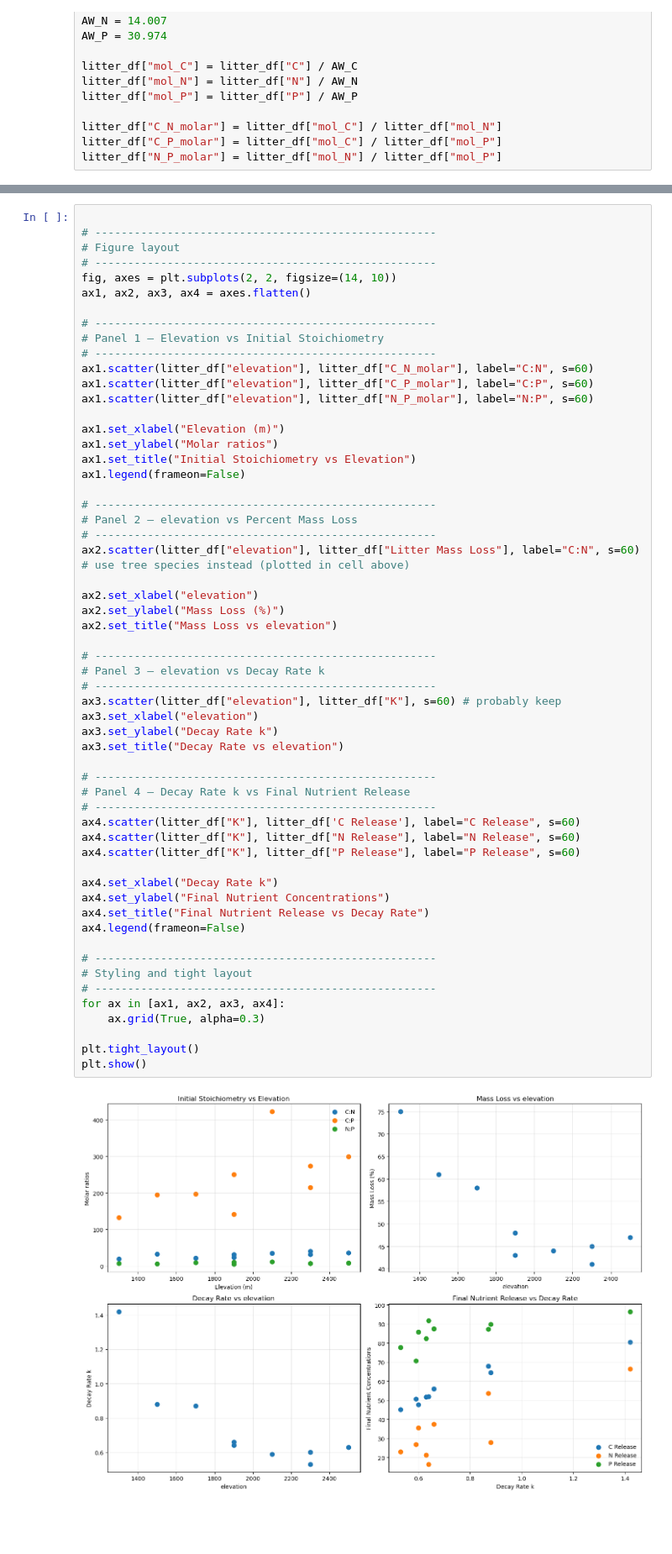
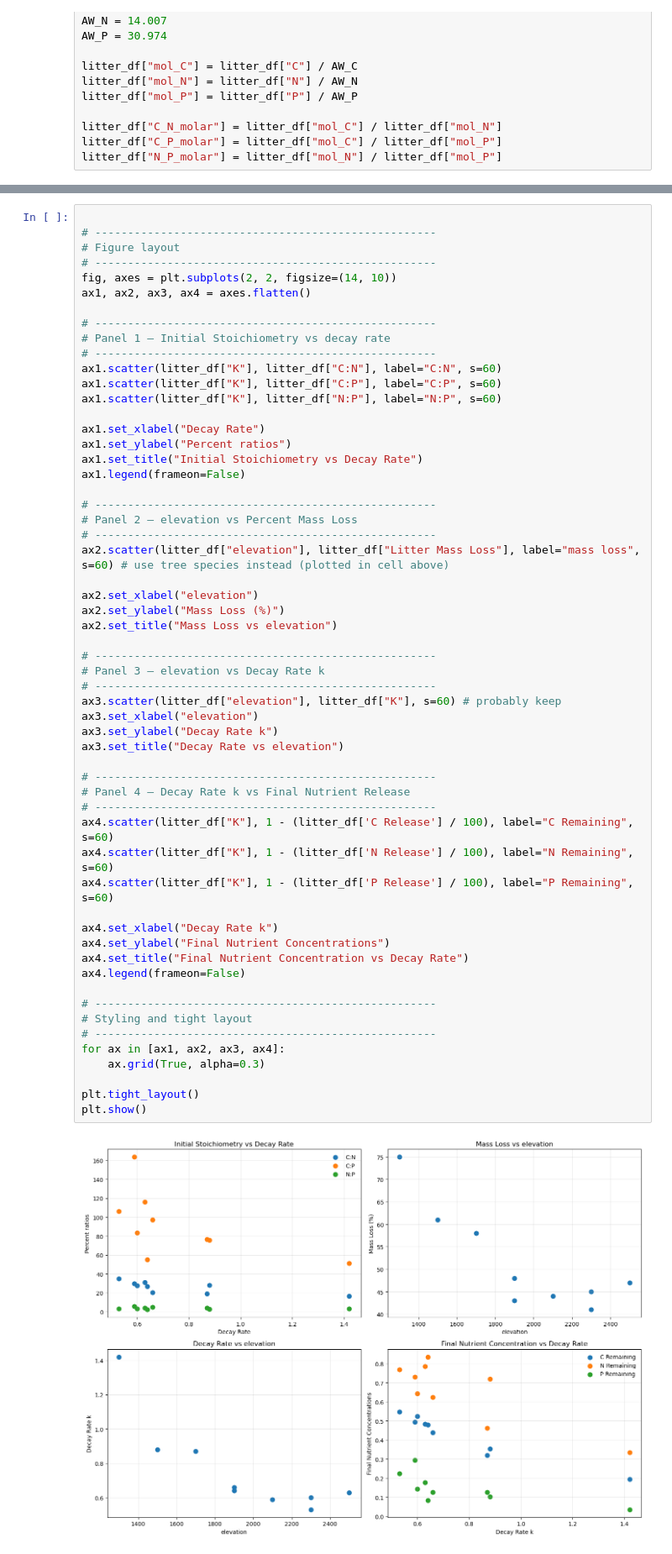
Before and after one commit to rjost1/GEOS685, a Jupyter notebook: Final.ipynb, the cells around one changed output, grey strips where cells are left out. Shown: that part at 84% size. Saved outputs shown, nothing was run; the diff lists cells and outputs as text; blank space fills up the shorter version.

Commit message:
still messing with plots

```diff
--- a/Final.ipynb
+++ b/Final.ipynb
@@ -201,56 +203,56 @@ fig, axes = plt.subplots(2, 2, figsize=(14, 10))
 ax1, ax2, ax3, ax4 = axes.flatten()
 
 # ----------------------------------------------------
-# Panel 1 — Elevation vs Initial Stoichiometry
+# Panel 1 — Initial Stoichiometry vs decay rate
 # ----------------------------------------------------
-ax1.scatter(litter_df["elevation"], litter_df["C_N_molar"], label="C:N", s=60)
-ax1.scatter(litter_df["elevation"], litter_df["C_P_molar"], label="C:P", s=60)
-ax1.scatter(litter_df["elevation"], litter_df["N_P_molar"], label="N:P", s=60)
+ax1.scatter(litter_df["K"], litter_df["C:N"], label="C:N", s=60)
+ax1.scatter(litter_df["K"], litter_df["C:P"], label="C:P", s=60)
+ax1.scatter(litter_df["K"], litter_df["N:P"], label="N:P", s=60)
 
-ax1.set_xlabel("Elevation (m)")
-ax1.set_ylabel("Molar ratios")
-ax1.set_title("Initial Stoichiometry vs Elevation")
+ax1.set_xlabel("Decay Rate")
+ax1.set_ylabel("Percent ratios")
+ax1.set_title("Initial Stoichiometry vs Decay Rate")
 ax1.legend(frameon=False)
 
 # ----------------------------------------------------
 # Panel 2 — elevation vs Percent Mass Loss
 # ----------------------------------------------------
-ax2.scatter(litter_df["elevation"], litter_df["Litter Mass Loss"], label="C:N", s=60) # use tree species instead (plotted in cell above)
+ax2.scatter(litter_df["elevation"], litter_df["Litter Mass Loss"], label="mass loss", s=60) # use tree species instead (plotted in cell above)
 
 ax2.set_xlabel("elevation")
 ax2.set_ylabel("Mass Loss (%)")
 ax2.set_title("Mass Loss vs elevation")
 
 # ----------------------------------------------------
 # Panel 3 — elevation vs Decay Rate k
 # ----------------------------------------------------
 ax3.scatter(litter_df["elevation"], litter_df["K"], s=60) # probably keep
 ax3.set_xlabel("elevation")
 ax3.set_ylabel("Decay Rate k")
 ax3.set_title("Decay Rate vs elevation")
 
 # ----------------------------------------------------
 # Panel 4 — Decay Rate k vs Final Nutrient Release
 # ----------------------------------------------------
-ax4.scatter(litter_df["K"], litter_df['C Release'], label="C Release", s=60)
-ax4.scatter(litter_df["K"], litter_df["N Release"], label="N Release", s=60)
-ax4.scatter(litter_df["K"], litter_df["P Release"], label="P Release", s=60)
+ax4.scatter(litter_df["K"], 1 - (litter_df['C Release'] / 100), label="C Remaining", s=60)
+ax4.scatter(litter_df["K"], 1 - (litter_df['N Release'] / 100), label="N Remaining", s=60)
+ax4.scatter(litter_df["K"], 1 - (litter_df['P Release'] / 100), label="P Remaining", s=60)
 
 ax4.set_xlabel("Decay Rate k")
 ax4.set_ylabel("Final Nutrient Concentrations")
-ax4.set_title("Final Nutrient Release vs Decay Rate")
+ax4.set_title("Final Nutrient Concentration vs Decay Rate")
 ax4.legend(frameon=False)
 
 # ----------------------------------------------------
 # Styling and tight layout
 # ----------------------------------------------------
 for ax in [ax1, ax2, ax3, ax4]:
     ax.grid(True, alpha=0.3)
 
 plt.tight_layout()
 plt.show()
 # %% [output]
-[figure, old version]
+[figure, new version]
 # %%
 # original
 
```
Also changed, not shown: parts of 4 cells of this notebook.
